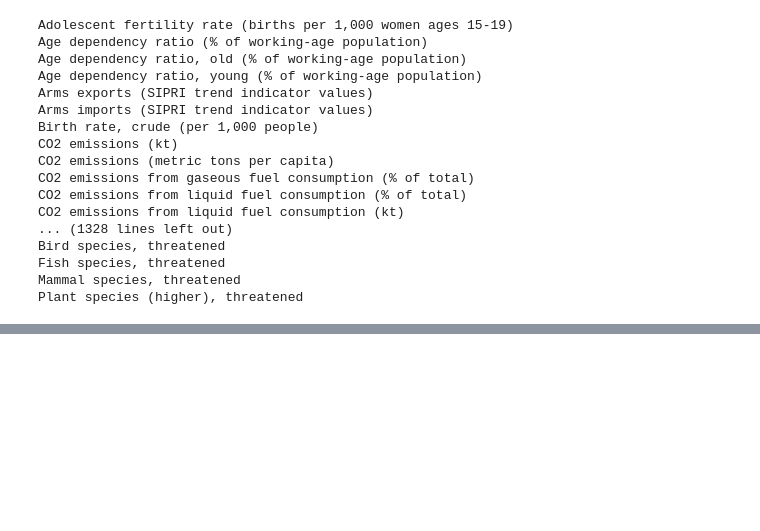
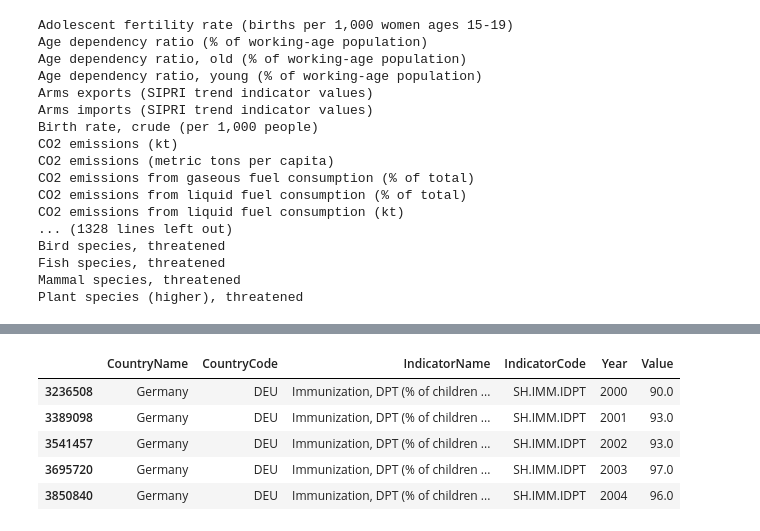
Before and after one commit to shiftypanda/python_data_science_course_san_diago_2019, a Jupyter notebook: week_6_mini_project_week/mini_project_notebook.ipynb, the cells around one changed output, grey strips where cells are left out. Cells and saved outputs as stored; diff of their text form; code cells hidden in the pictures; blank space fills up the shorter version.

```diff
--- a/week_6_mini_project_week/mini_project_notebook.ipynb
+++ b/week_6_mini_project_week/mini_project_notebook.ipynb
@@ -163,0 +99,3 @@ plt.show()
+# %%
+# Create filter for desired years to look at
+yearsFilter = [2000, 2001, 2002, 2003, 2004, 2005, 2006, 2007, 2008, 2009, 2010, 2011, 2012, 2013, 2014]
@@ -163,0 +262,9 @@ plt.show()
+# %%
+filteredData2.head()
+# %% [output]
+|  | CountryName | CountryCode | IndicatorName | IndicatorCode | Year | Value |
+| 3236508 | Germany | DEU | Immunization, DPT (% of children ... | SH.IMM.IDPT | 2000 | 90.0 |
+| 3389098 | Germany | DEU | Immunization, DPT (% of children ... | SH.IMM.IDPT | 2001 | 93.0 |
+| 3541457 | Germany | DEU | Immunization, DPT (% of children ... | SH.IMM.IDPT | 2002 | 93.0 |
+| 3695720 | Germany | DEU | Immunization, DPT (% of children ... | SH.IMM.IDPT | 2003 | 97.0 |
+| 3850840 | Germany | DEU | Immunization, DPT (% of children ... | SH.IMM.IDPT | 2004 | 96.0 |
```
Also changed, not shown: parts of 24 cells of this notebook, 1 other file.
